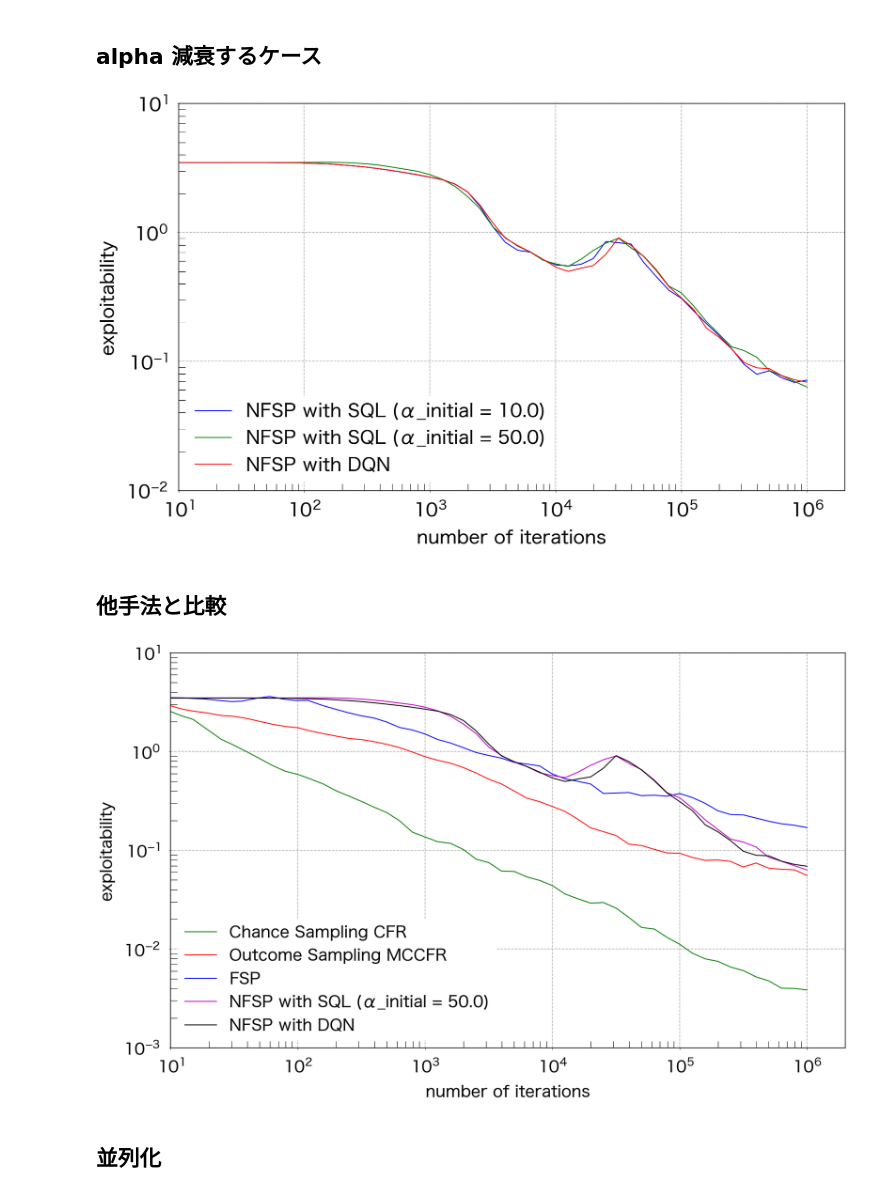
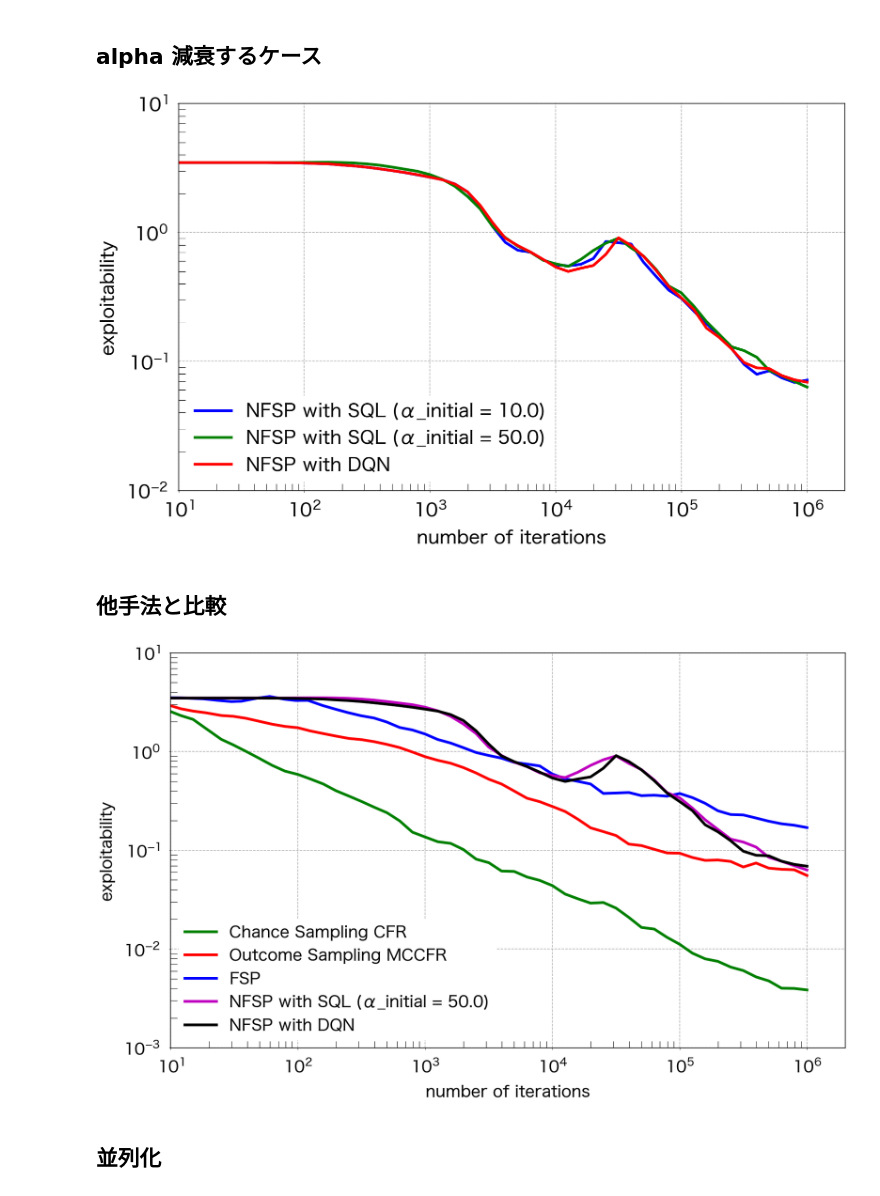
Before and after one commit to yusuke-sk/cfr, a Jupyter notebook: Other/Make_png/jupyter_notebook/kuhn_poker_4players.ipynb, the cells around one changed output. Drawn from its saved outputs; the diff is of its cells as text; code cells hidden in the pictures.

```diff
--- a/Other/Make_png/jupyter_notebook/kuhn_poker_4players.ipynb
+++ b/Other/Make_png/jupyter_notebook/kuhn_poker_4players.ipynb
@@ -102,9 +102,9 @@ df_3["ex_mean"] = df_3.mean(axis=1)
 
 plt.rcParams["font.size"] = 40
 plt.figure(figsize=(24,15))
-plt.plot(df_1.index, df_1.ex_mean, label="NFSP with SQL ({}_initial = {})".format(chr(945), ALPHA[2]) , lw=2, color="b")
-plt.plot(df_2.index, df_2.ex_mean, label="NFSP with SQL ({}_initial = {})".format(chr(945), ALPHA[3]) , lw=2, color="g")
-plt.plot(df_3.index, df_3.ex_mean, label="NFSP with DQN", lw=2, color="r")
+plt.plot(df_1.index, df_1.ex_mean, label="NFSP with SQL ({}_initial = {})".format(chr(945), ALPHA[2]) , lw=6, color="b")
+plt.plot(df_2.index, df_2.ex_mean, label="NFSP with SQL ({}_initial = {})".format(chr(945), ALPHA[3]) , lw=6, color="g")
+plt.plot(df_3.index, df_3.ex_mean, label="NFSP with DQN", lw=6, color="r")
 
 plt.xscale('log')
 plt.yscale('log')
@@ -124,7 +124,7 @@ plt.tick_params(width = 1, length = 15, which = "minor", direction = "in")
 
 plt.savefig("../png/kuhn_poker_{}players_SQL_alpha_discrease.png".format(NUM_PLAYERS))
 # %% [output]
-[figure, old version]
+[figure, new version]
 # %% [markdown]
 ## 他手法と比較
 # %%
@@ -164,39 +164,39 @@ df_4["ex_mean"] = df_4.mean(axis=1)
 
 df_m = pd.read_csv("../output/Kuhn_poker/{}players/DB_for_{}_NFSP_dqn.csv".format(NUM_PLAYERS, RANDOM_SEED[0]))
 df_n = pd.read_csv("../output/Kuhn_poker/{}players/DB_for_{}_NFSP_dqn.csv".format(NUM_PLAYERS, RANDOM_SEED[1]))
 df_o = pd.read_csv("../output/Kuhn_poker/{}players/DB_for_{}_NFSP_dqn.csv".format(NUM_PLAYERS, RANDOM_SEED[2]))
 df_5 = df_m.merge(df_n).merge(df_o)
 df_5 = df_5.set_index("iteration")
 df_5["ex_mean"] = df_5.mean(axis=1)
 
 
 plt.rcParams["font.size"] = 35
 plt.figure(figsize=(24,15))
-plt.plot(df_1.index, df_1.ex_mean, label="Chance Sampling CFR" , lw=2, color="g")
-plt.plot(df_2.index, df_2.ex_mean, label="Outcome Sampling MCCFR", lw=2, color="r")
-plt.plot(df_3.index, df_3.ex_mean, label="FSP", lw=2, color="b")
-plt.plot(df_4.index, df_4.ex_mean, label="NFSP with SQL ({}_initial = {})".format(chr(945), ALPHA[3]), lw=2, color="m")
-plt.plot(df_5.index, df_5.ex_mean, label="NFSP with DQN", lw=2, color="k")
+plt.plot(df_1.index, df_1.ex_mean, label="Chance Sampling CFR" , lw=6, color="g")
+plt.plot(df_2.index, df_2.ex_mean, label="Outcome Sampling MCCFR", lw=6, color="r")
+plt.plot(df_3.index, df_3.ex_mean, label="FSP", lw=6, color="b")
+plt.plot(df_4.index, df_4.ex_mean, label="NFSP with SQL ({}_initial = {})".format(chr(945), ALPHA[3]), lw=6, color="m")
+plt.plot(df_5.index, df_5.ex_mean, label="NFSP with DQN", lw=6, color="k")
 
 
 plt.xscale('log')
 plt.yscale('log')
 plt.xlabel('number of iterations', labelpad=20)
 plt.ylabel('exploitability', labelpad=20)
 plt.legend(loc = "lower left", facecolor="white", edgecolor="white", framealpha=1)
 plt.grid(linestyle = "--", linewidth = 1.5)
 plt.gca().spines["top"].set_linewidth(1.5)
 plt.gca().spines["left"].set_linewidth(1.5)
 plt.gca().spines["bottom"].set_linewidth(1.5)
 plt.gca().spines["right"].set_linewidth(1.5)
 plt.xlim(10)
 plt.tick_params(pad=20)
 plt.ylim(0.001,10)
 plt.tight_layout()
 plt.tick_params(width = 1, length = 15, which = "minor", direction = "in")
 plt.savefig("../png/kuhn_poker_{}players_all_method.png".format(NUM_PLAYERS))
 # %% [output]
-[figure, old version]
+[figure, new version]
 # %% [markdown]
  ## 並列化
 # %%
```
Also changed, not shown: parts of 2 cells of this notebook, 45 other files.
